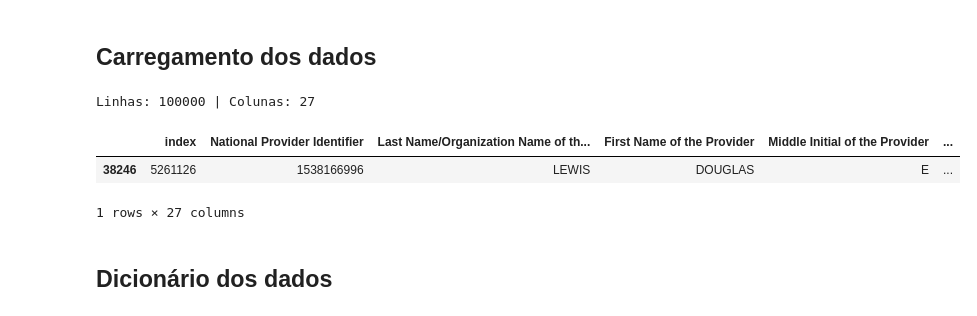
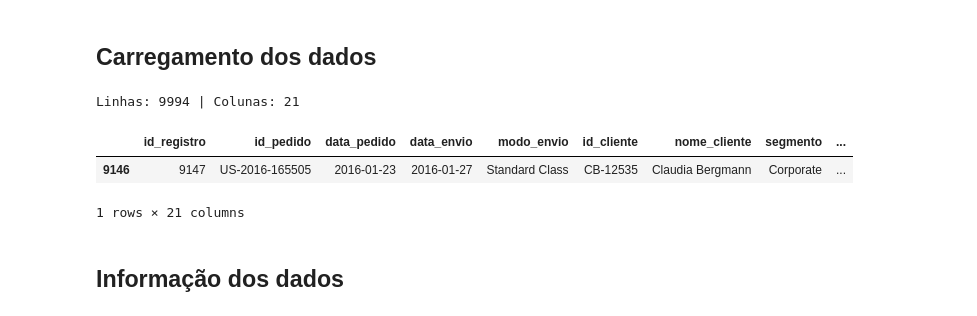
Before and after one commit to LilianeAquino/introducao_mineracao_de_dados, a Jupyter notebook: 08_deteccao_de_anomalias.ipynb, the cells around one changed output. Cells and saved outputs as stored; diff of their text form; code cells hidden in the pictures.

```diff
--- a/08_deteccao_de_anomalias.ipynb
+++ b/08_deteccao_de_anomalias.ipynb
@@ -14,13 +14,17 @@ warnings.filterwarnings('ignore')
 # %% [markdown]
 ## Carregamento dos dados
 # %%
-dados = pd.read_csv('./datasets/HealthcareProviders.csv')
+dados = pd.read_excel('datasets/Sample - Superstore.xls')
+dados.columns = ['id_registro', 'id_pedido', 'data_pedido', 'data_envio', 'modo_envio', 'id_cliente', 'nome_cliente',
+                 'segmento', 'pais', 'cidade', 'estado', 'codigo_postal', 'regiao', 'id_produto', 'categoria', 'subcategoria',
+                 'nome_produto', 'vendas', 'quantidade', 'desconto', 'lucro']
+
 print(f'Linhas: {dados.shape[0]} | Colunas: {dados.shape[1]}')
 dados.sample()
 # %% [output]
-Linhas: 100000 | Colunas: 27
+Linhas: 9994 | Colunas: 21
-|  | index | National Provider Identifier | Last Name/Organization Name of th... | First Name of the Provider | Middle Initial of the Provider | ... |
-| 38246 | 5261126 | 1538166996 | LEWIS | DOUGLAS | E | ... |
+|  | id_registro | id_pedido | data_pedido | data_envio | modo_envio | id_cliente | nome_cliente | segmento | ... |
+| 9146 | 9147 | US-2016-165505 | 2016-01-23 | 2016-01-27 | Standard Class | CB-12535 | Claudia Bergmann | Corporate | ... |
-1 rows × 27 columns
+1 rows × 21 columns
 # %% [markdown]
-## Dicionário dos dados
+## Informação dos dados
```
Also changed, not shown: parts of 26 cells of this notebook.
